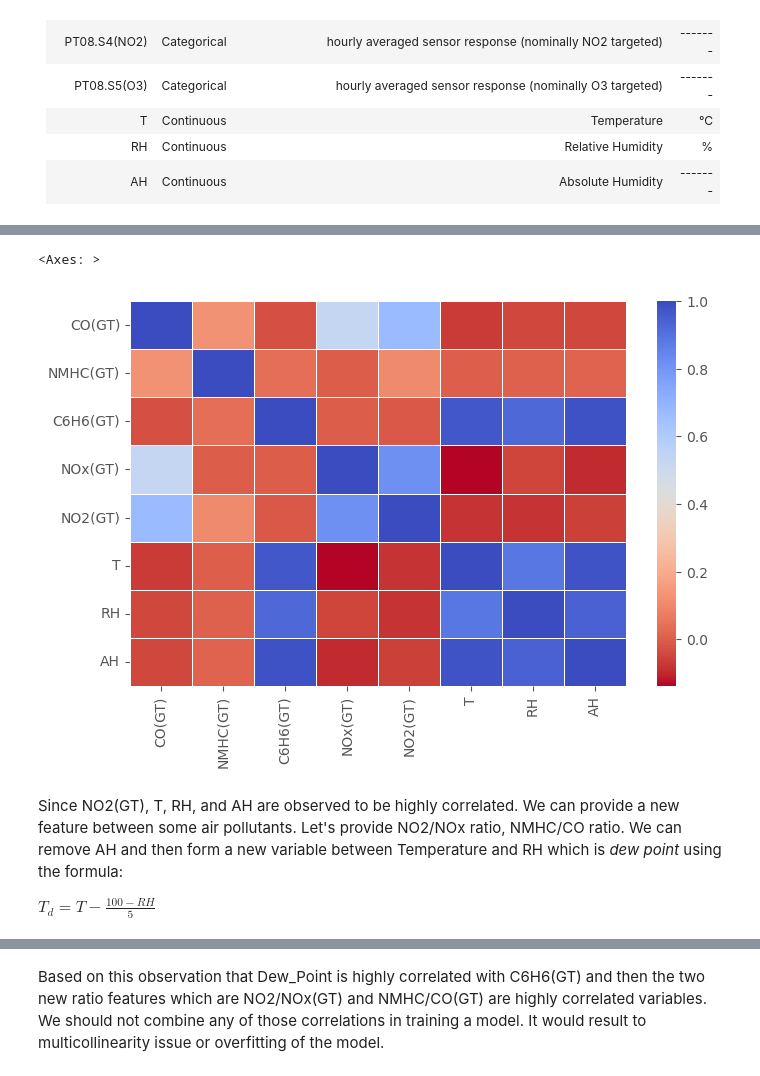
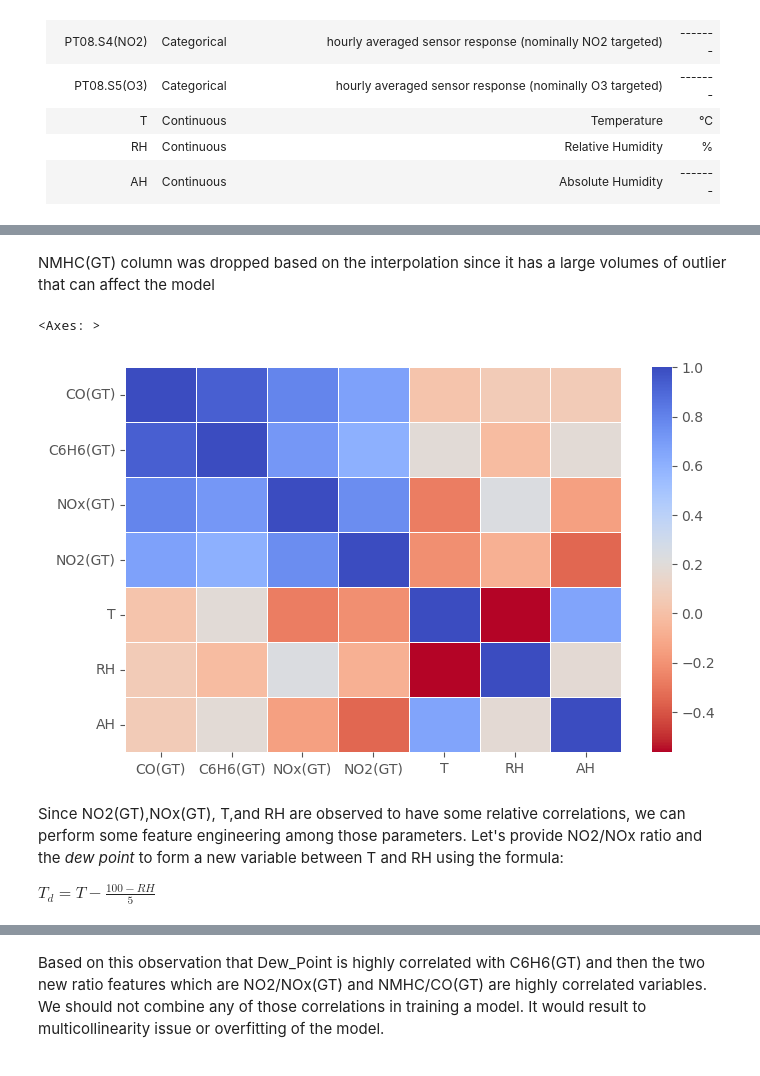
Before and after one commit to bryancastillo10/Machine-Learning-Projects, a Jupyter notebook: data_cleaning_air_quality.ipynb, the cells around one changed output, grey strips where cells are left out. Drawn from its saved outputs; the diff is of its cells as text; code cells hidden in the pictures.

```diff
--- a/data_cleaning_air_quality.ipynb
+++ b/data_cleaning_air_quality.ipynb
@@ -50,0 +58,11 @@ memory usage: 1.2+ MB
+# %%
+# To combine Date and Time column and set to index
+df['Datetime'] = pd.to_datetime(df['Date'] + ' ' +df['Time'].str.replace('.',':'),format= '%d/%m/%Y %H:%M:%S')
+df = df.set_index('Datetime')
+
+# Remove the Date Time since we already have a new index column, Datetime
+df = df.drop(['Date','Time'], axis = 1)
+
+# Separate Categorical and Numerical Data Types
+df = pd.concat([df.filter(like='GT'),df[['T','RH','AH']]] ,axis=1)
+df.head()
@@ -50,0 +77,4 @@ memory usage: 1.2+ MB
+# %%
+df[['CO(GT)','C6H6(GT)','T','RH','AH']] = df[['CO(GT)','C6H6(GT)','T','RH','AH']].apply\
+    (lambda x: x.str.replace(',','.').astype(float))
+df.head()
@@ -72,6 +119 @@ Unnamed: 16      9471
 dtype: int64
-# %%
-# Remove those NaN values and Unnecessary columns
-df = df.drop(['Unnamed: 15','Unnamed: 16'], axis = 1)
-df = df.dropna()
-df.shape
@@ -112,0 +122,9 @@ feat_df.head()
+# %%
+# Handling Null Values
+for col in df.columns:
+    df[col] = df[col].replace(-200,np.nan)
+    print(col,':',df[col].isna().sum()/len(df))
+    if df[col][:int(len(df)*0.8)].isna().sum()/int(len(df)*0.8) > 0.5:
+        df.drop(col, axis=1, inplace=True)
+    else:
+        df[col]: df[col].interpolate(method='linear',limit_direction='both')
@@ -113,12 +140,15 @@ feat_df.head()
+# %% [markdown]
+NMHC(GT) column was dropped based on the interpolation since it has a large volumes of outlier that can affect the model
 # %%
-corr_mat = feat_df.corr()
+corr_mat = df.dropna().corr()
 plt.figure(figsize=(8,5))
 sns.heatmap(corr_mat,cmap="coolwarm_r",fmt=".2f", linewidths=.5)
 # %% [output]
 <Axes: >
-[figure, old version]
+[figure, new version]
 # %% [markdown]
-Since NO2(GT), T, RH, and AH are observed to be highly correlated. We can provide a new feature between some air pollutants. Let's provide NO2/NOx ratio, NMHC/CO ratio. We can remove AH and then form a new variable between Temperature and RH which is *dew point* using the formula:
+Since NO2(GT),NOx(GT), T,and RH are observed to have some relative correlations, we can perform some feature engineering among those parameters. Let's provide NO2/NOx ratio and the *dew point*
+to form a new variable between T and RH using the formula:
 
 $T_d = T-\frac{{100 - RH}}{5}$
 # %%
```
Also changed, not shown: parts of 16 cells of this notebook, 1 other file.
